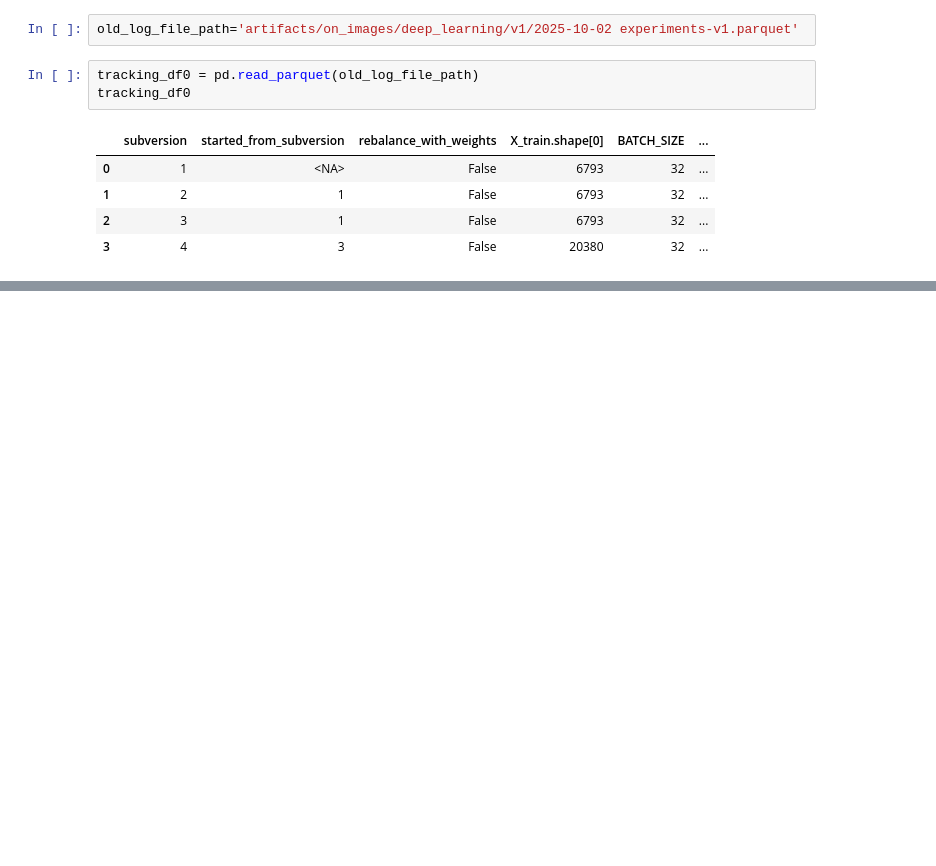
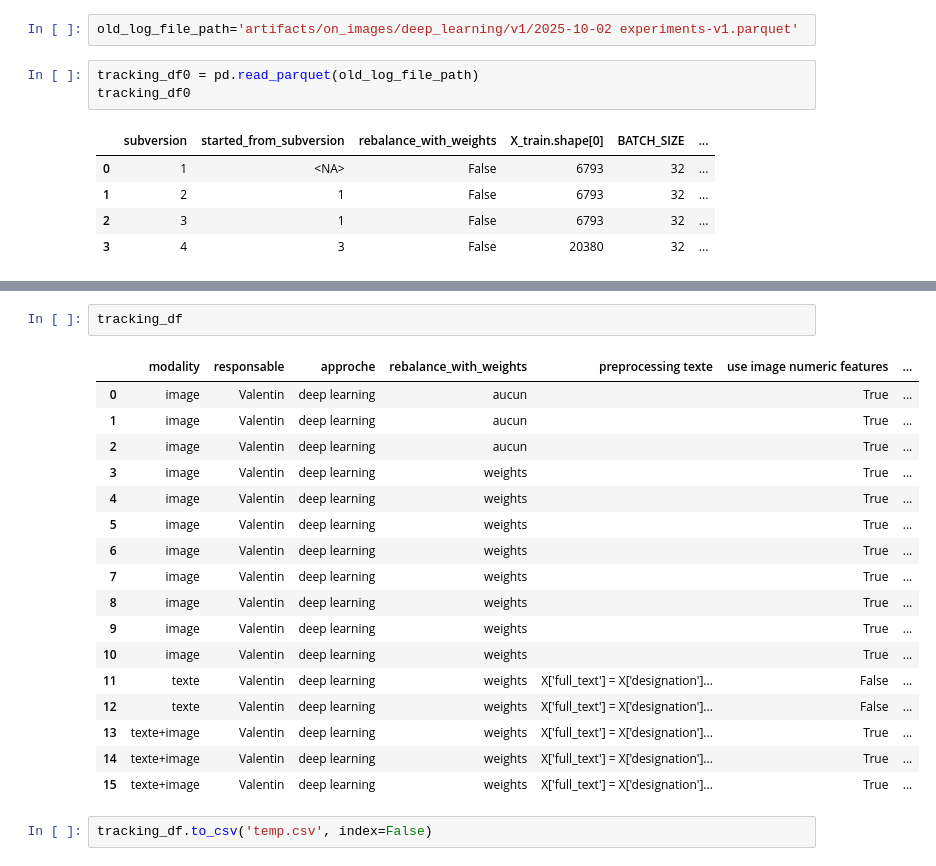
Before and after one commit to Kelorastus/Rakuten, a Jupyter notebook: notebooks/deep_learning_on_text_and_images/Valentin.ipynb, the cells around one changed output, grey strips where cells are left out. Saved outputs shown, nothing was run; the diff lists cells and outputs as text; blank space fills up the shorter version.

Commit message:
DL.track: new section "Convert tracking log for Google Sheets"
Fixed spelling in parquet comment column.

```diff
--- a/notebooks/deep_learning_on_text_and_images/Valentin.ipynb
+++ b/notebooks/deep_learning_on_text_and_images/Valentin.ipynb
@@ -485,0 +561,22 @@ tracking_df0
+# %%
+tracking_df
+# %% [output]
+|  | modality | responsable | approche | rebalance_with_weights | preprocessing texte | use image numeric features | ... |
+| 0 | image | Valentin | deep learning | aucun |  | True | ... |
+| 1 | image | Valentin | deep learning | aucun |  | True | ... |
+| 2 | image | Valentin | deep learning | aucun |  | True | ... |
+| 3 | image | Valentin | deep learning | weights |  | True | ... |
+| 4 | image | Valentin | deep learning | weights |  | True | ... |
+| 5 | image | Valentin | deep learning | weights |  | True | ... |
+| 6 | image | Valentin | deep learning | weights |  | True | ... |
+| 7 | image | Valentin | deep learning | weights |  | True | ... |
+| 8 | image | Valentin | deep learning | weights |  | True | ... |
+| 9 | image | Valentin | deep learning | weights |  | True | ... |
+| 10 | image | Valentin | deep learning | weights |  | True | ... |
+| 11 | texte | Valentin | deep learning | weights | X['full_text'] = X['designation']... | False | ... |
+| 12 | texte | Valentin | deep learning | weights | X['full_text'] = X['designation']... | False | ... |
+| 13 | texte+image | Valentin | deep learning | weights | X['full_text'] = X['designation']... | True | ... |
+| 14 | texte+image | Valentin | deep learning | weights | X['full_text'] = X['designation']... | True | ... |
+| 15 | texte+image | Valentin | deep learning | weights | X['full_text'] = X['designation']... | True | ... |
+# %%
+tracking_df.to_csv('temp.csv', index=False)
```
Also changed, not shown: parts of 4 cells of this notebook, 1 other file.
